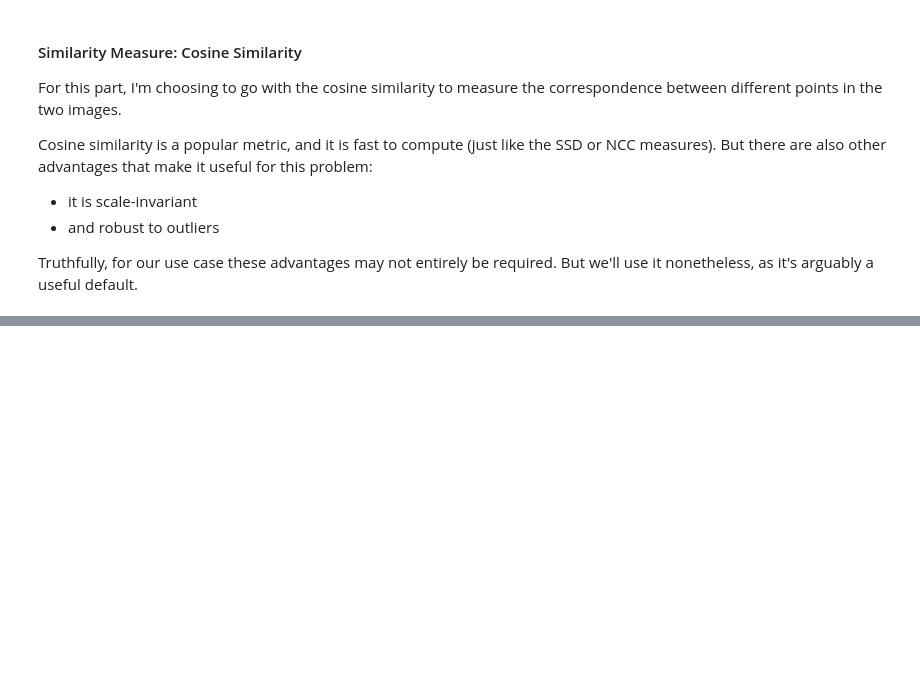
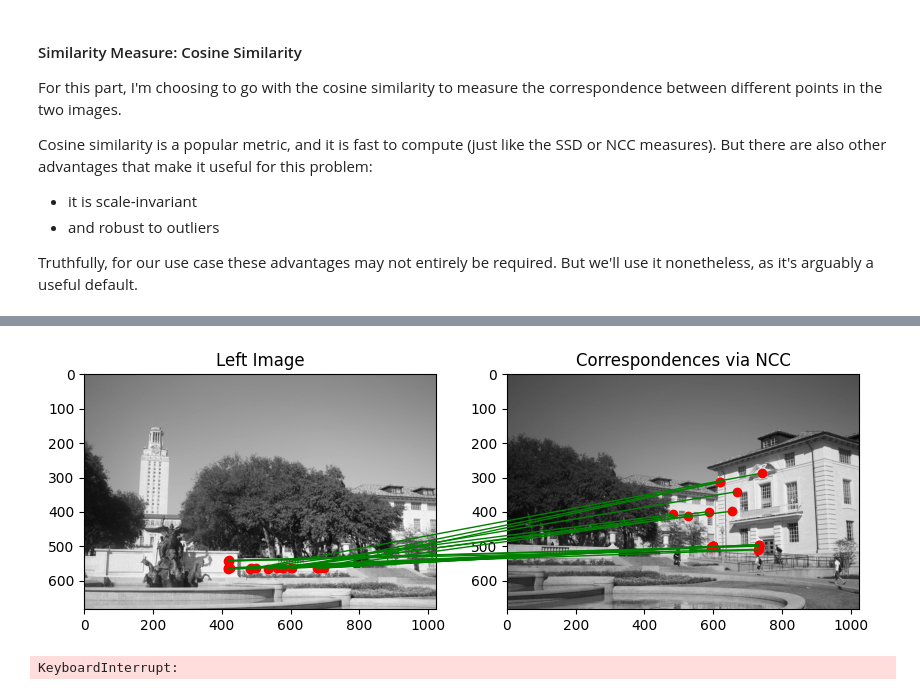
Before and after one commit to sraza-onshape/samaj-vision, a Jupyter notebook: Corner-Detection-and-View-Alignment/solutions.ipynb, the cells around one changed output, grey strips where cells are left out. Saved outputs shown, nothing was run; the diff lists cells and outputs as text; code cells hidden in the pictures; blank space fills up the shorter version.

```diff
--- a/Corner-Detection-and-View-Alignment/solutions.ipynb
+++ b/Corner-Detection-and-View-Alignment/solutions.ipynb
@@ -127,0 +138,20 @@ HarrisCornerDetector.visualize_correspondences(
+# %%
+HarrisCornerDetector.visualize_correspondences(
+    left_img,
+    right_img,
+    plot_title="Correspondences via NCC",
+    use_non_max_suppression=True,
+    similarity_metric=SimilarityMeasure.NCC,
+)
+# %% [output]
+[figure, added]
+# %%
+HarrisCornerDetector.visualize_correspondences(
+    left_img,
+    right_img,
+    plot_title="Correspondences via SSD",
+    use_non_max_suppression=True,
+    similarity_metric=SimilarityMeasure.SSD,
+)
+# %% [output]
+KeyboardInterrupt:
```
Also changed, not shown: parts of 2 cells of this notebook, 2 other files.
